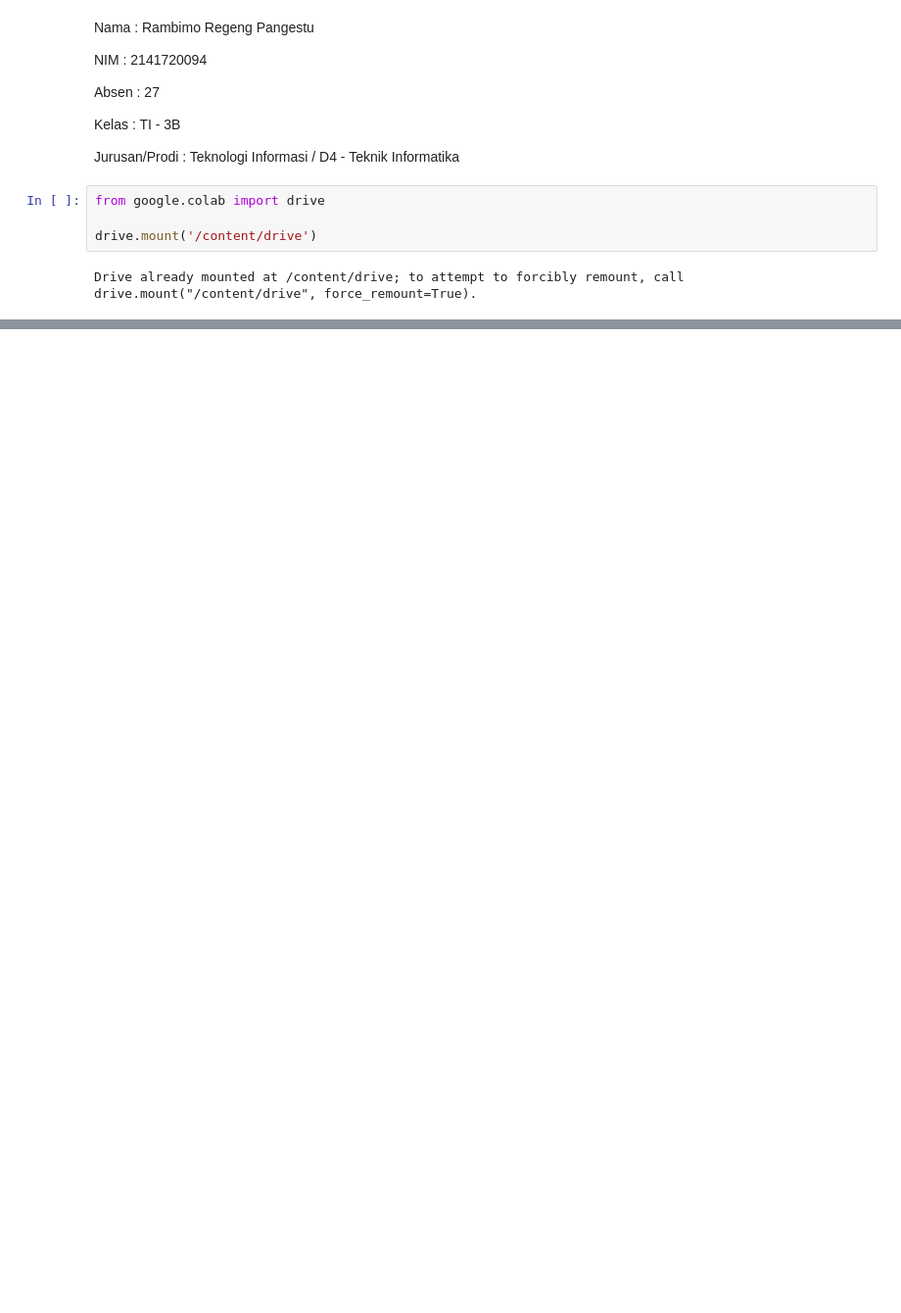
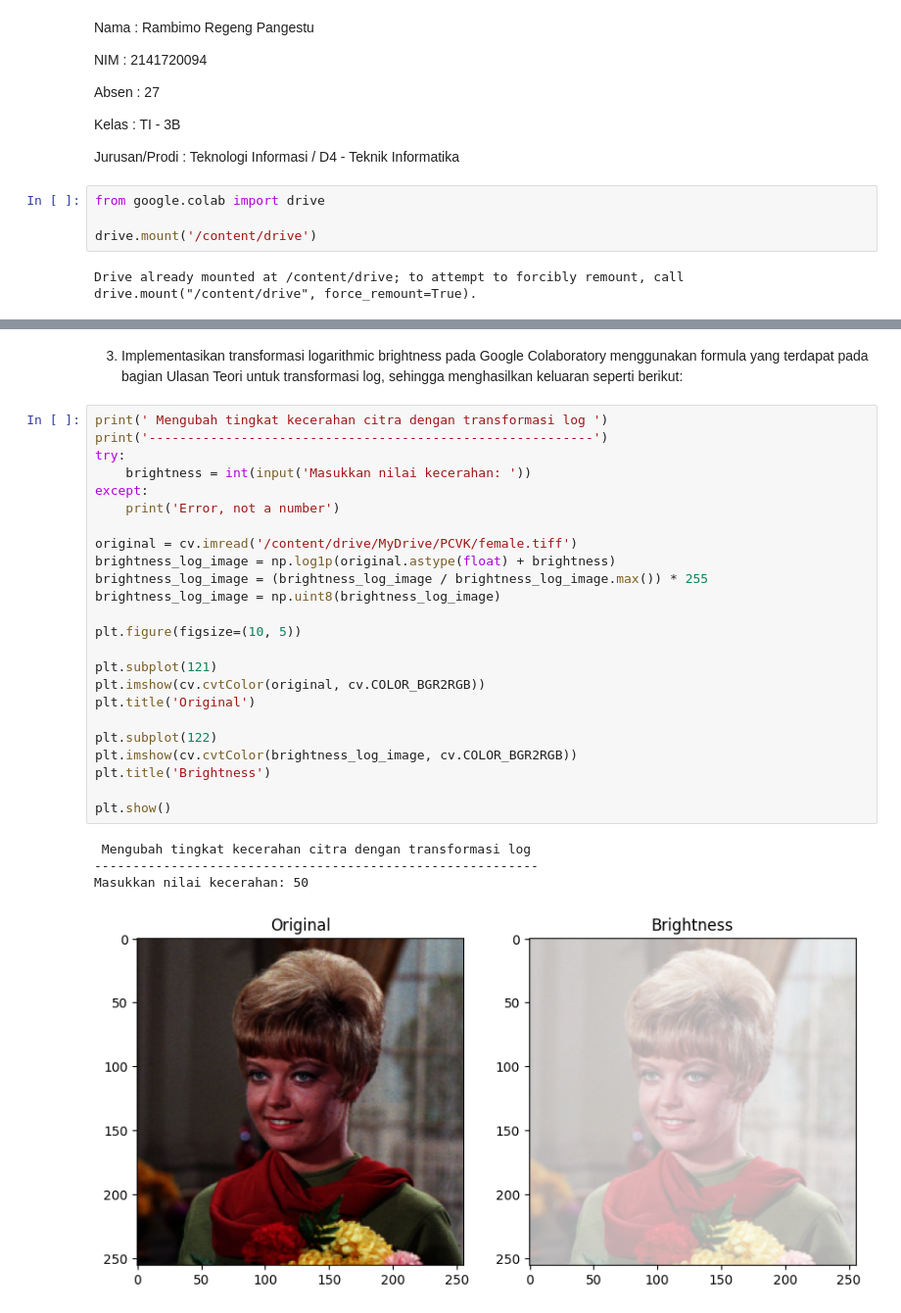
Before and after one commit to Rambimo/PCVK_Ganjil_2023, a Jupyter notebook: Week3.ipynb, the cells around one changed output, grey strips where cells are left out. Shown at 98% size. Cells and saved outputs as stored; diff of their text form; blank space fills up the shorter version.

```diff
--- a/Week3.ipynb
+++ b/Week3.ipynb
@@ -48,0 +131,31 @@ Masukkan nilai kecerahan: 50
+# %% [markdown]
+3. Implementasikan transformasi logarithmic brightness pada Google Colaboratory menggunakan formula yang terdapat pada bagian Ulasan Teori untuk transformasi log, sehingga menghasilkan keluaran seperti berikut:
+# %%
+print(' Mengubah tingkat kecerahan citra dengan transformasi log ')
+print('----------------------------------------------------------')
+try:
+    brightness = int(input('Masukkan nilai kecerahan: '))
+except:
+    print('Error, not a number')
+
+original = cv.imread('/content/drive/MyDrive/PCVK/female.tiff')
+brightness_log_image = np.log1p(original.astype(float) + brightness)
+brightness_log_image = (brightness_log_image / brightness_log_image.max()) * 255
+brightness_log_image = np.uint8(brightness_log_image)
+
+plt.figure(figsize=(10, 5))
+
+plt.subplot(121)
+plt.imshow(cv.cvtColor(original, cv.COLOR_BGR2RGB))
+plt.title('Original')
+
+plt.subplot(122)
+plt.imshow(cv.cvtColor(brightness_log_image, cv.COLOR_BGR2RGB))
+plt.title('Brightness')
+
+plt.show()
+# %% [output]
+ Mengubah tingkat kecerahan citra dengan transformasi log
+----------------------------------------------------------
+Masukkan nilai kecerahan: 50
+[figure, added]
```
Also changed, not shown: parts of 10 cells of this notebook.
